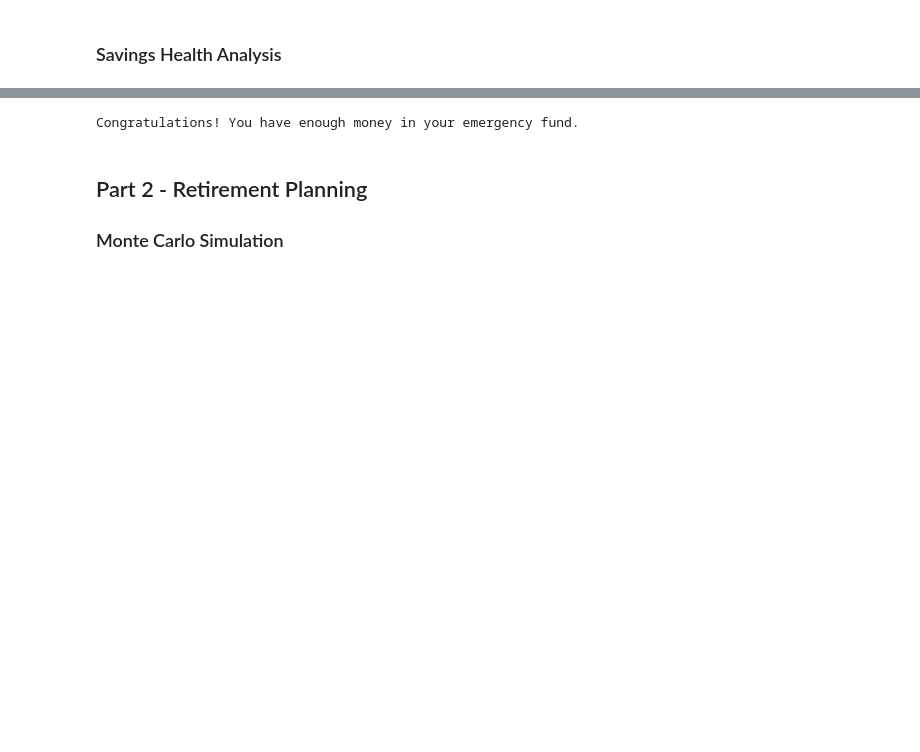
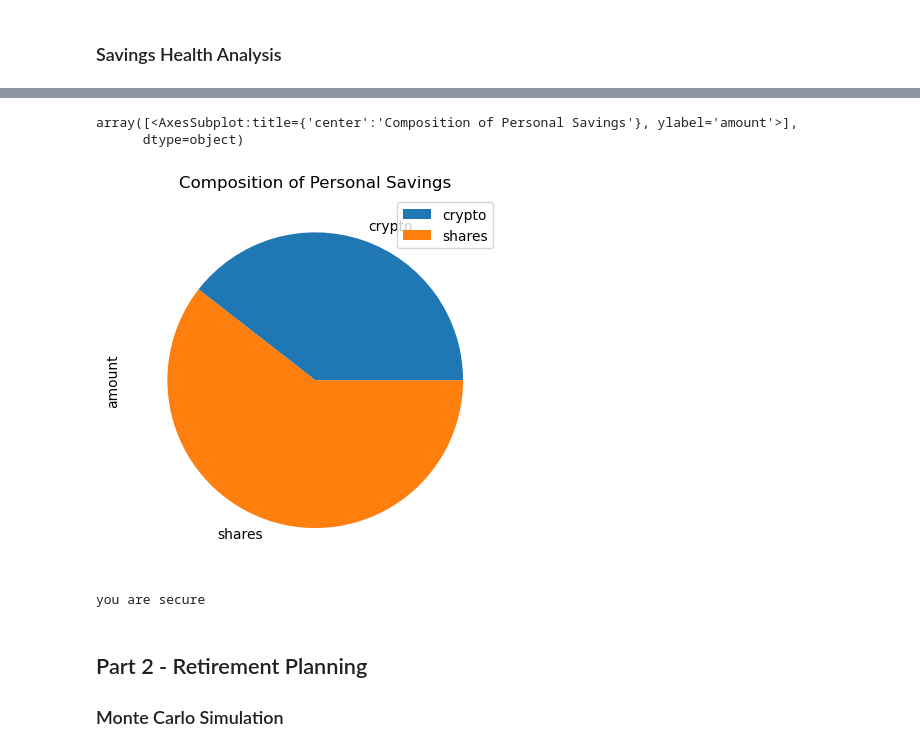
Before and after one commit to scoopcash/Module5, a Jupyter notebook: Instructions/Starter_Code/financial-planner.ipynb, the cells around one changed output, grey strips where cells are left out. Saved outputs shown, nothing was run; the diff lists cells and outputs as text; code cells hidden in the pictures; blank space fills up the shorter version.

```diff
--- a/Instructions/Starter_Code/financial-planner.ipynb
+++ b/Instructions/Starter_Code/financial-planner.ipynb
@@ -149,14 +160,26 @@ display(df_savings)
-# %%
-# Set ideal emergency fund
-emergency_fund = monthly_income * 3
-
-# Calculate total amount of savings
-# YOUR CODE HERE!
-
-# Validate saving health
-# YOUR CODE HERE!
-# %% [output]
-Congratulations! You have enough money in your emergency fund.
+# %%
+# Plot savings pie chart
+df_savings.plot.pie(title={'Composition of Personal Savings'}, ylabel='amount',subplots=True)
+# %% [output]
+array([<AxesSubplot:title={'center':'Composition of Personal Savings'}, ylabel='amount'>],
+      dtype=object)
+[figure, added]
+# %%
+# Set ideal emergency fund
+emergency_fund = monthly_income * 3
+#display(emergency_fund)
+# Calculate total amount of savings
+total_savings = total_crypto + total_shares
+#display(total_savings)
+# Validate saving health
+if emergency_fund < total_savings:
+    print(f"you are secure")
+if emergency_fund == total_savings:
+    print(f"you need a little more savings")
+if emergency_fund > total_savings:
+    print(f"you need to get a second job. you are ${emergency_fund - total_savings} away from your goal")
+# %% [output]
+you are secure
 # %% [markdown]
 ## Part 2 - Retirement Planning
 
```
Also changed, not shown: parts of 7 cells of this notebook.
